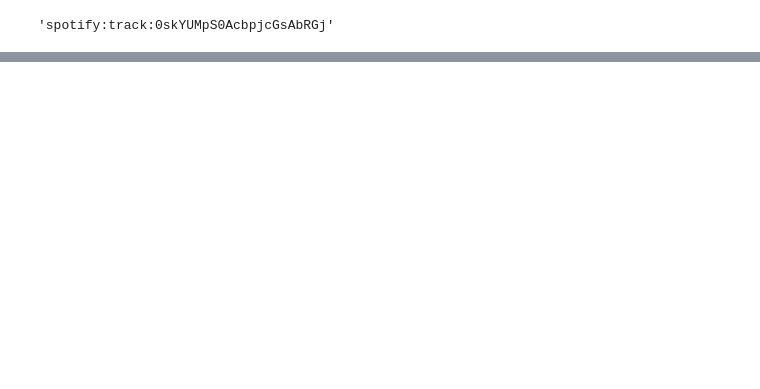
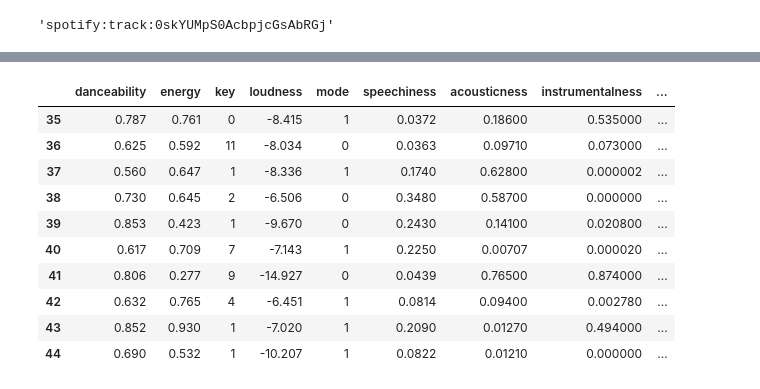
Before and after one commit to bbneves/Spotify_Playlist_Analysis, a Jupyter notebook: create_features_df.ipynb, the cells around one changed output, grey strips where cells are left out. Saved outputs shown, nothing was run; the diff lists cells and outputs as text; code cells hidden in the pictures; blank space fills up the shorter version.

```diff
--- a/create_features_df.ipynb
+++ b/create_features_df.ipynb
@@ -89,0 +187,14 @@ NameError: name 'track_df' is not defined
+# %%
+test_df[35:45]
+# %% [output]
+|  | danceability | energy | key | loudness | mode | speechiness | acousticness | instrumentalness | ... |
+| 35 | 0.787 | 0.761 | 0 | -8.415 | 1 | 0.0372 | 0.18600 | 0.535000 | ... |
+| 36 | 0.625 | 0.592 | 11 | -8.034 | 0 | 0.0363 | 0.09710 | 0.073000 | ... |
+| 37 | 0.560 | 0.647 | 1 | -8.336 | 1 | 0.1740 | 0.62800 | 0.000002 | ... |
+| 38 | 0.730 | 0.645 | 2 | -6.506 | 0 | 0.3480 | 0.58700 | 0.000000 | ... |
+| 39 | 0.853 | 0.423 | 1 | -9.670 | 0 | 0.2430 | 0.14100 | 0.020800 | ... |
+| 40 | 0.617 | 0.709 | 7 | -7.143 | 1 | 0.2250 | 0.00707 | 0.000020 | ... |
+| 41 | 0.806 | 0.277 | 9 | -14.927 | 0 | 0.0439 | 0.76500 | 0.874000 | ... |
+| 42 | 0.632 | 0.765 | 4 | -6.451 | 1 | 0.0814 | 0.09400 | 0.002780 | ... |
+| 43 | 0.852 | 0.930 | 1 | -7.020 | 1 | 0.2090 | 0.01270 | 0.494000 | ... |
+| 44 | 0.690 | 0.532 | 1 | -10.207 | 1 | 0.0822 | 0.01210 | 0.000000 | ... |
```
Also changed, not shown: parts of 28 cells of this notebook.
